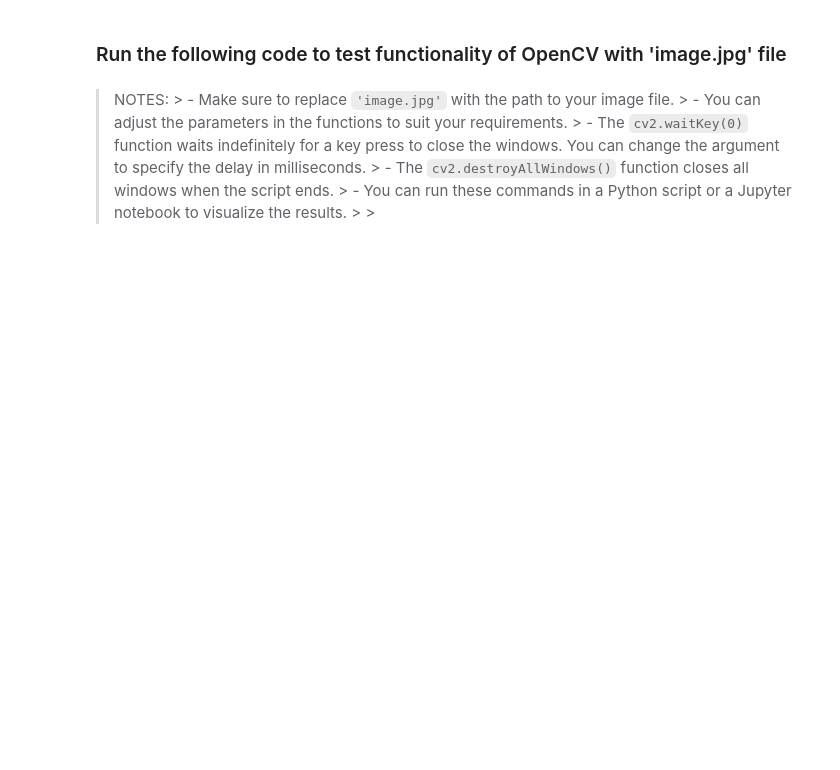
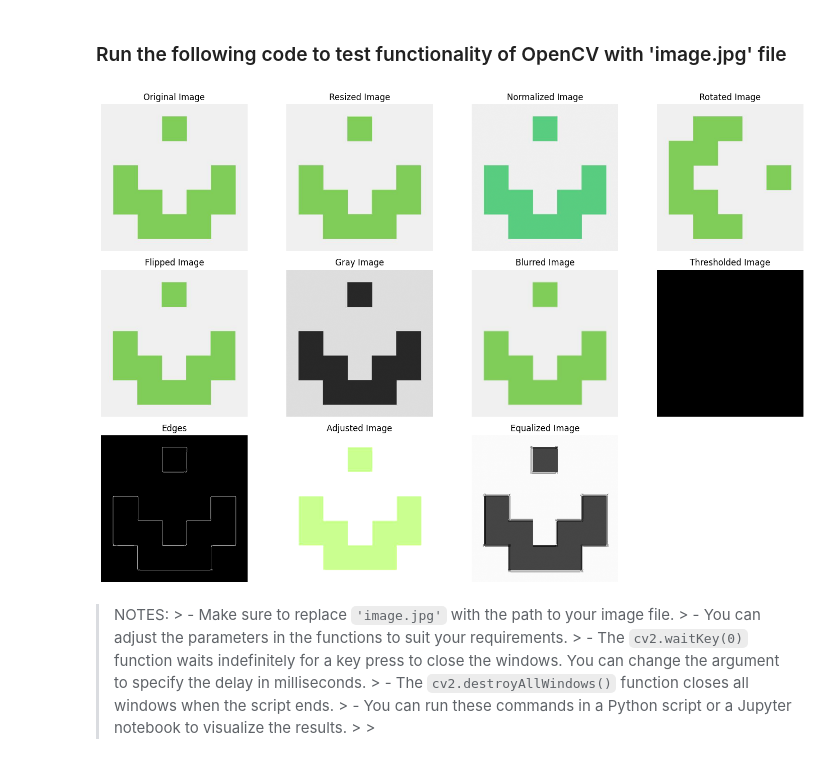
Before and after one commit to Robjects-ROS/SmartVision, a Jupyter notebook: software-testing/image_preprocessing/1_image_preprocessing.ipynb, the cells around one changed output. Saved outputs shown, nothing was run; the diff lists cells and outputs as text; code cells hidden in the pictures; blank space fills up the shorter version.

```diff
--- a/software-testing/image_preprocessing/1_image_preprocessing.ipynb
+++ b/software-testing/image_preprocessing/1_image_preprocessing.ipynb
@@ -61,54 +72,71 @@ from PIL import Image
 import matplotlib.pyplot as plt
 
 # Load the sample image
-image = cv2.('image.jpg')
+image = cv2.imread('image.jpg')
+
+# Define new dimensions for resizing
+new_width, new_height = 224, 224  # Example dimensions
 
 # Resize the image
 resized_image = cv2.resize(image, (new_width, new_height))
 
 # Normalize pixel values
 normalized_image = image / 255.0
 
 # Rotate the image
 rotated_image = cv2.rotate(image, cv2.ROTATE_90_CLOCKWISE)
 
 # Flip the image
 flipped_image = cv2.flip(image, 1)
 
 # Grayscale conversion
 gray_image = cv2.cvtColor(image, cv2.COLOR_BGR2GRAY)
 
 # Apply Gaussian blur for noise reduction
 blurred_image = cv2.GaussianBlur(image, (5, 5), 0)
 
 # Threshold the image
 _, thresholded_image = cv2.threshold(gray_image, 127, 255, cv2.THRESH_BINARY)
 
 # Edge detection using Canny
 edges = cv2.Canny(image, 100, 200)
 
 # Adjust brightness and contrast
 alpha, beta = 1.5, 10  # Contrast and brightness control
 adjusted_image = cv2.convertScaleAbs(image, alpha=alpha, beta=beta)
 
 # Apply histogram equalization (improves contrast)
 gray_equalized = cv2.equalizeHist(gray_image)
 
-# Display the images
-cv2.imshow('Original Image', image)
-cv2.imshow('Resized Image', resized_image)
-cv2.imshow('Normalized Image', normalized_image)
-cv2.imshow('Rotated Image', rotated_image)
-cv2.imshow('Flipped Image', flipped_image)
-cv2.imshow('Gray Image', gray_image)
-cv2.imshow('Blurred Image', blurred_image)
-cv2.imshow('Thresholded Image', thresholded_image)
-cv2.imshow('Edges', edges)
-cv2.imshow('Adjusted Image', adjusted_image)
-cv2.imshow('Equalized Image', gray_equalized)
+# Display the images using matplotlib
+images = {
+    'Original Image': cv2.cvtColor(image, cv2.COLOR_BGR2RGB),
+    'Resized Image': cv2.cvtColor(resized_image, cv2.COLOR_BGR2RGB),
+    'Normalized Image': normalized_image,
+    'Rotated Image': cv2.cvtColor(rotated_image, cv2.COLOR_BGR2RGB),
+    'Flipped Image': cv2.cvtColor(flipped_image, cv2.COLOR_BGR2RGB),
+    'Gray Image': gray_image,
+    'Blurred Image': cv2.cvtColor(blurred_image, cv2.COLOR_BGR2RGB),
+    'Thresholded Image': thresholded_image,
+    'Edges': edges,
+    'Adjusted Image': cv2.cvtColor(adjusted_image, cv2.COLOR_BGR2RGB),
+    'Equalized Image': gray_equalized
+}
 
-cv2.waitKey(0)  # Wait for a key press to close the windows
-cv2.destroyAllWindows()  # Close all windows when the script ends
+plt.figure(figsize=(15, 10))
+for i, (title, img) in enumerate(images.items()):
+    plt.subplot(3, 4, i + 1)
+    if len(img.shape) == 2:  # Grayscale image
+        plt.imshow(img, cmap='gray')
+    else:  # Color image
+        plt.imshow(img)
+    plt.title(title)
+    plt.axis('off')
+
+plt.tight_layout()
+plt.show()
+# %% [output]
+[figure, added]
 # %% [markdown]
 
 
```
Also changed, not shown: parts of 10 cells of this notebook, 4 other files.
